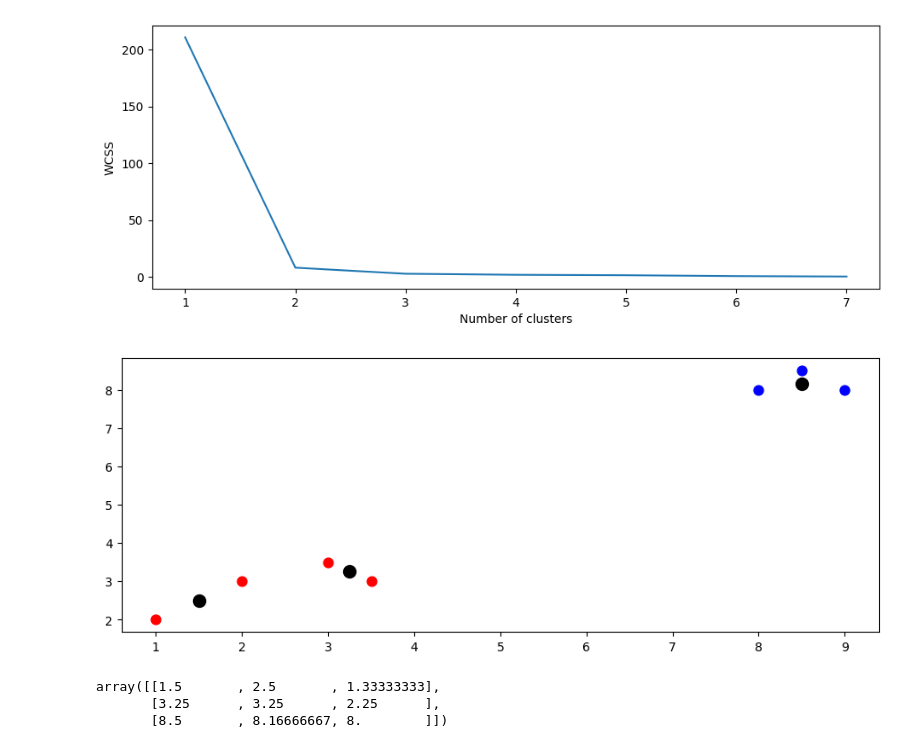
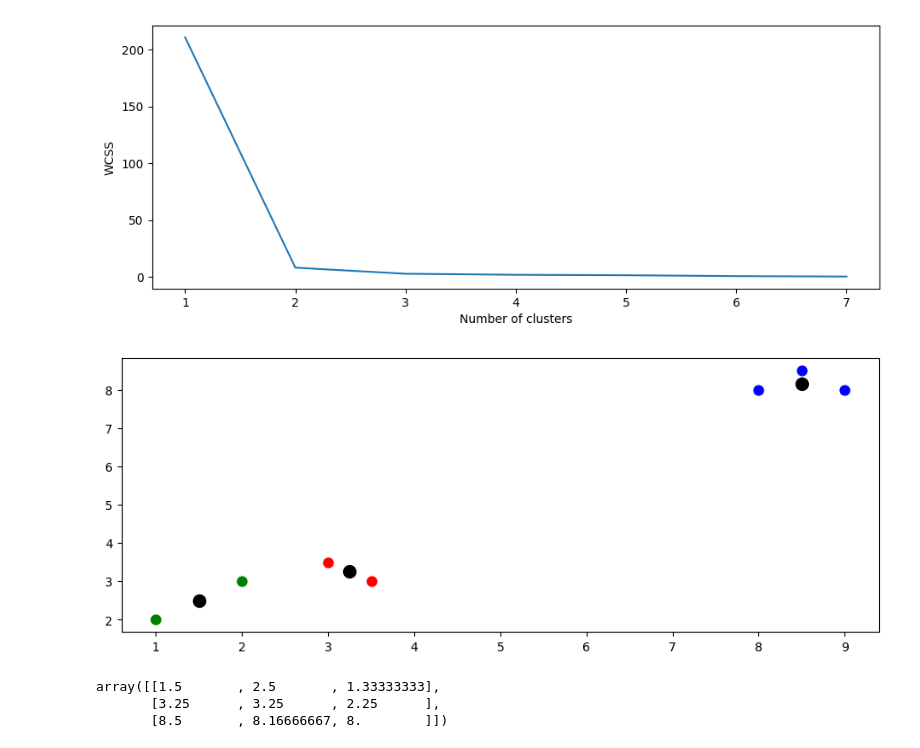
Before and after one commit to JaysBui/AIO_Exercise_052, a Jupyter notebook: module_03/week_02/KNN_KMeans.ipynb, the cells around one changed output. Drawn from its saved outputs; the diff is of its cells as text; code cells hidden in the pictures.

```diff
--- a/module_03/week_02/KNN_KMeans.ipynb
+++ b/module_03/week_02/KNN_KMeans.ipynb
@@ -48,16 +48,16 @@ plt.show()
 # %%
 # From The graph above, we shall choose K clusters as 3
 kmeans = KMeans(n_clusters = 3, init = "k-means++", random_state = 42)
 y_kmeans = kmeans.fit_predict(X)
 
 fig , ax = plt.subplots(figsize =(11,4))
 ax.scatter(X[y_kmeans == 0, 0], X[y_kmeans == 0, 1], s = 60, c = 'red', label = 'Cluster1')
 ax.scatter(X[y_kmeans == 1, 0], X[y_kmeans == 1, 1], s = 60, c = 'blue', label = 'Cluster2')
-ax.scatter(X[y_kmeans == 2, 0], X[y_kmeans == 2, 1], s = 60, c = 'red', label = 'Cluster3')
+ax.scatter(X[y_kmeans == 2, 0], X[y_kmeans == 2, 1], s = 60, c = 'green', label = 'Cluster3')
 ax.scatter(kmeans.cluster_centers_[:, 0], kmeans.cluster_centers_[:, 1], s = 100, c = 'black', label = 'Centroids')
 plt.show()
 # %% [output]
-[figure, old version]
+[figure, new version]
 # %%
 # From The graph above, we shall choose K clusters as 3
 k = 3
```
Also changed, not shown: 1 other file.
